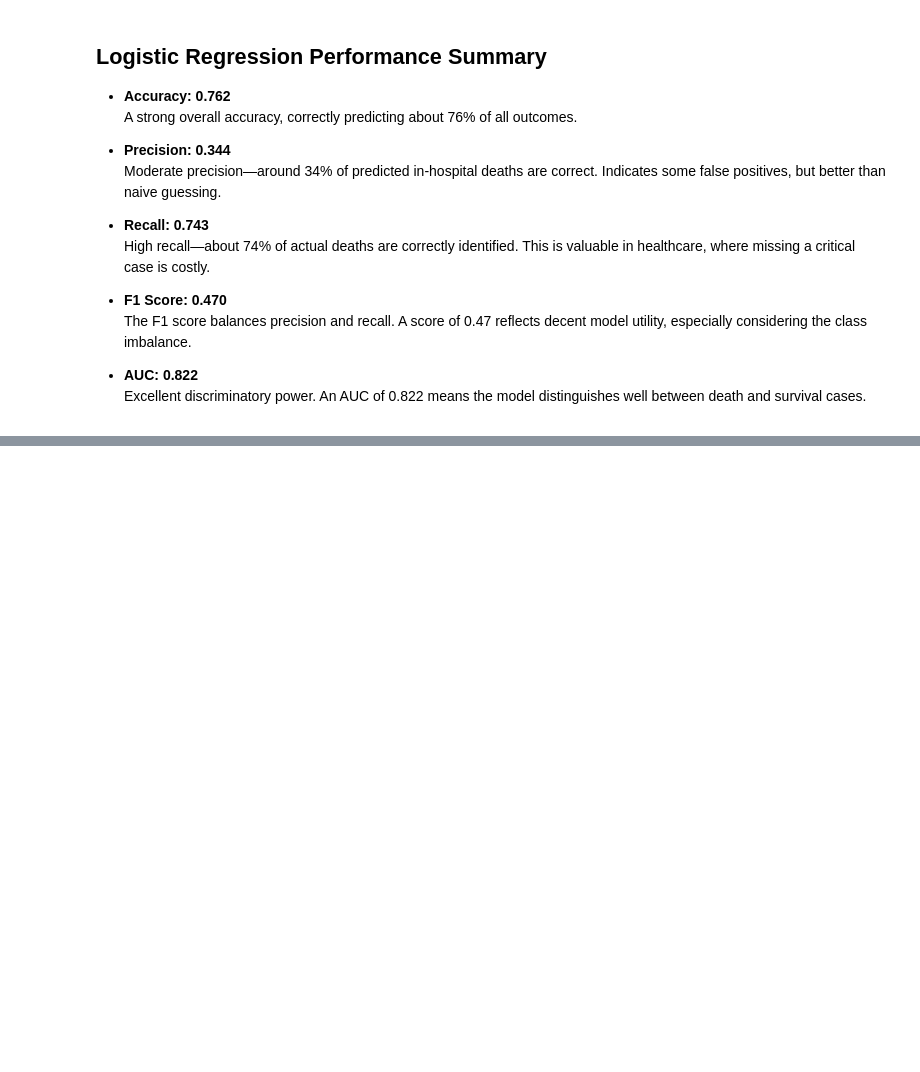
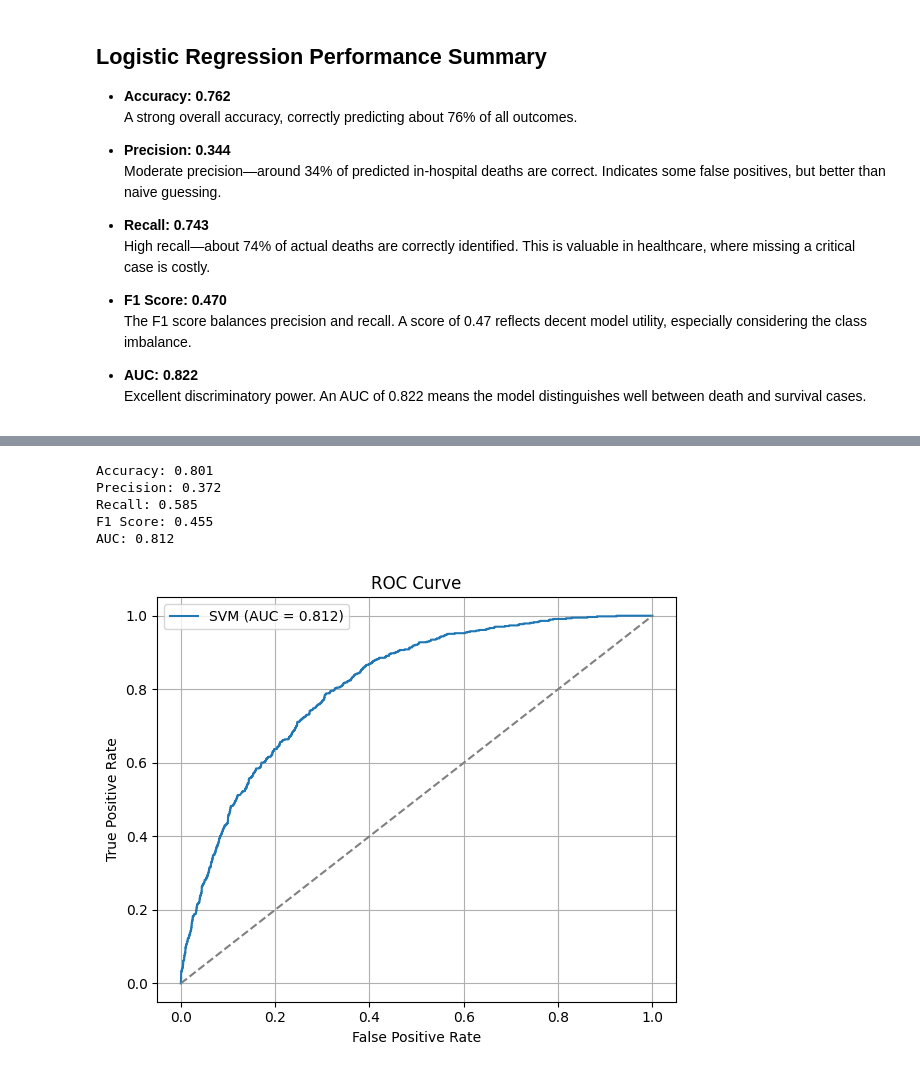
Before and after one commit to alyelaswad/ICU-Risk-Predictor, a Jupyter notebook: src/testing.ipynb, the cells around one changed output, grey strips where cells are left out. Saved outputs shown, nothing was run; the diff lists cells and outputs as text; code cells hidden in the pictures; blank space fills up the shorter version.

```diff
--- a/src/testing.ipynb
+++ b/src/testing.ipynb
@@ -661,0 +724,44 @@ AUC: 0.822
+# %%
+from sklearn.svm import SVC
+scaler = StandardScaler()
+X_train_scaled = pd.DataFrame(scaler.fit_transform(X_resampled), columns=train_df.columns)
+X_test_scaled = pd.DataFrame(scaler.transform(test_df), columns=test_df.columns)
+
+model = SVC(probability=True, random_state=0)
+
+model.fit(X_train_scaled, y_resampled)
+
+y_pred = model.predict(X_test_scaled)
+y_probs = model.predict_proba(X_test_scaled)[:, 1]
+
+accuracy = accuracy_score(test_Mortality_labels, y_pred)
+precision = precision_score(test_Mortality_labels, y_pred)
+recall = recall_score(test_Mortality_labels, y_pred)
+f1 = f1_score(test_Mortality_labels, y_pred)
+auc = roc_auc_score(test_Mortality_labels, y_probs)
+
+print(f"Accuracy: {accuracy:.3f}")
+print(f"Precision: {precision:.3f}")
+print(f"Recall: {recall:.3f}")
+print(f"F1 Score: {f1:.3f}")
+print(f"AUC: {auc:.3f}")
+
+# Plot ROC Curve
+fpr, tpr, _ = roc_curve(test_Mortality_labels, y_probs)
+plt.figure(figsize=(6, 5))
+plt.plot(fpr, tpr, label=f'SVM (AUC = {auc:.3f})')
+plt.plot([0, 1], [0, 1], linestyle='--', color='gray')
+plt.xlabel('False Positive Rate')
+plt.ylabel('True Positive Rate')
+plt.title('ROC Curve')
+plt.legend()
+plt.grid()
+plt.tight_layout()
+plt.show()
+# %% [output]
+Accuracy: 0.801
+Precision: 0.372
+Recall: 0.585
+F1 Score: 0.455
+AUC: 0.812
+[figure, added]
```
Also changed, not shown: parts of 18 cells of this notebook.
